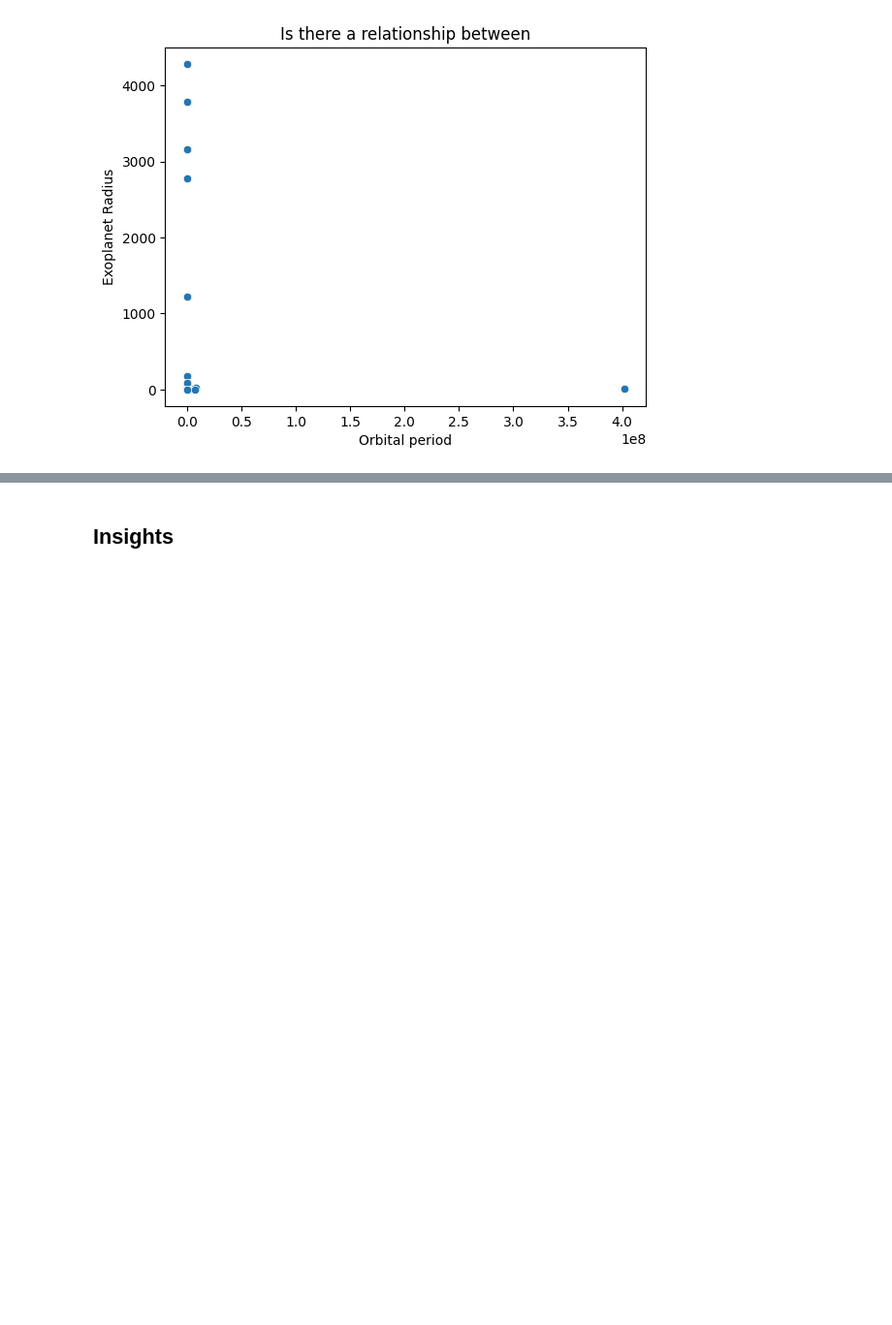
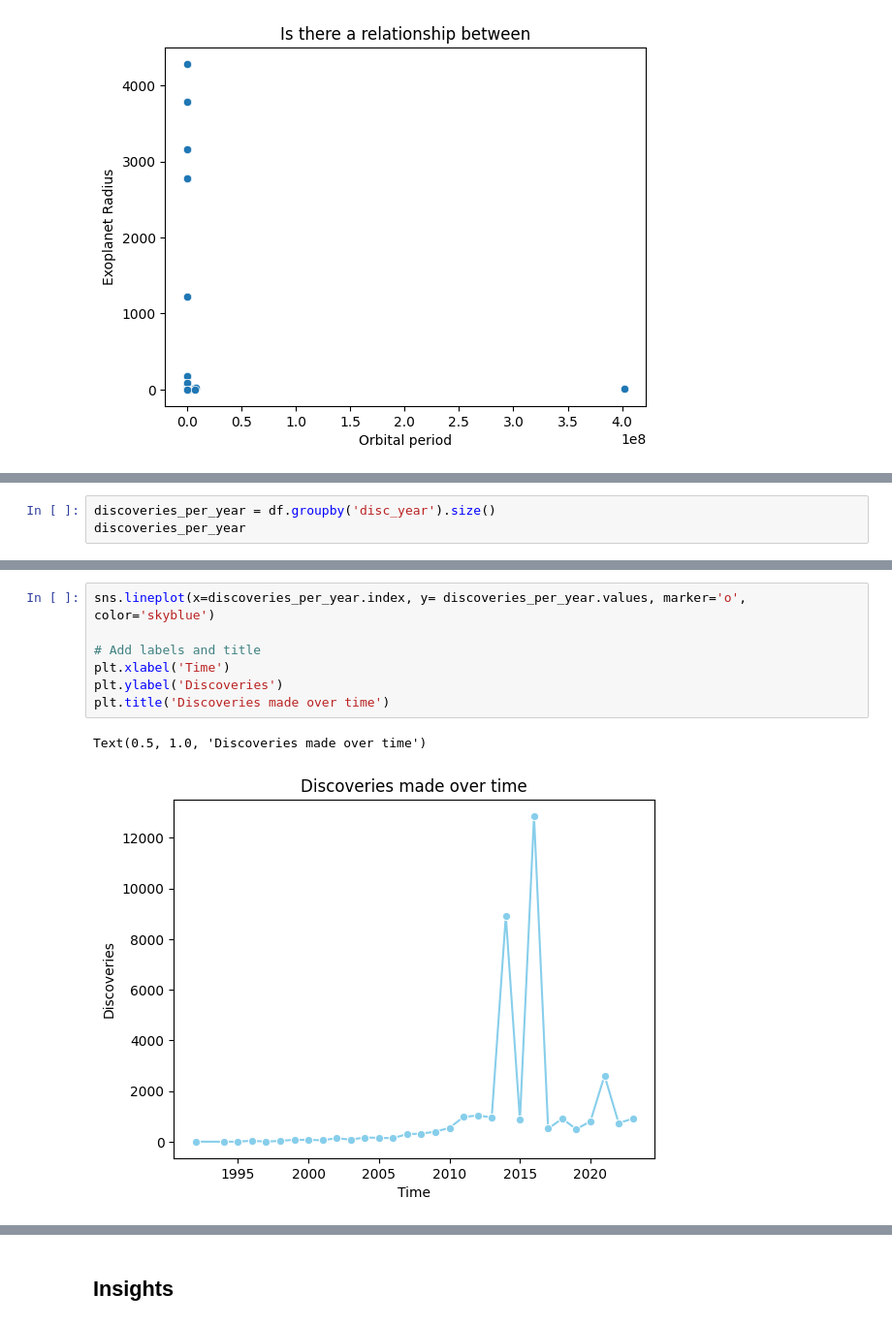
Before and after one commit to AlejandroBlancoFernandez/ExoplanetEDA, a Jupyter notebook: ExoplanetEDA.ipynb, the cells around one changed output, grey strips where cells are left out. Shown at 97% size. Cells and saved outputs as stored; diff of their text form; blank space fills up the shorter version.

```diff
--- a/ExoplanetEDA.ipynb
+++ b/ExoplanetEDA.ipynb
@@ -454,0 +479,3 @@ Note that, event the scale is logarithmic, which I made it to see the difference
+# %%
+discoveries_per_year = df.groupby('disc_year').size()
+discoveries_per_year
@@ -454,0 +500,10 @@ Note that, event the scale is logarithmic, which I made it to see the difference
+# %%
+sns.lineplot(x=discoveries_per_year.index, y= discoveries_per_year.values, marker='o', color='skyblue')
+
+# Add labels and title
+plt.xlabel('Time')
+plt.ylabel('Discoveries')
+plt.title('Discoveries made over time')
+# %% [output]
+Text(0.5, 1.0, 'Discoveries made over time')
+[figure, added]
```
Also changed, not shown: parts of 17 cells of this notebook.
